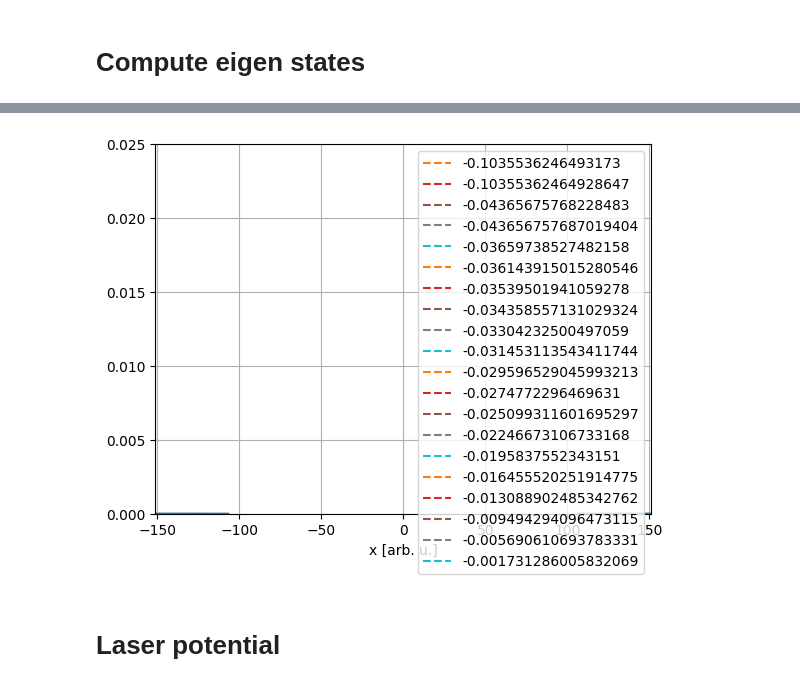
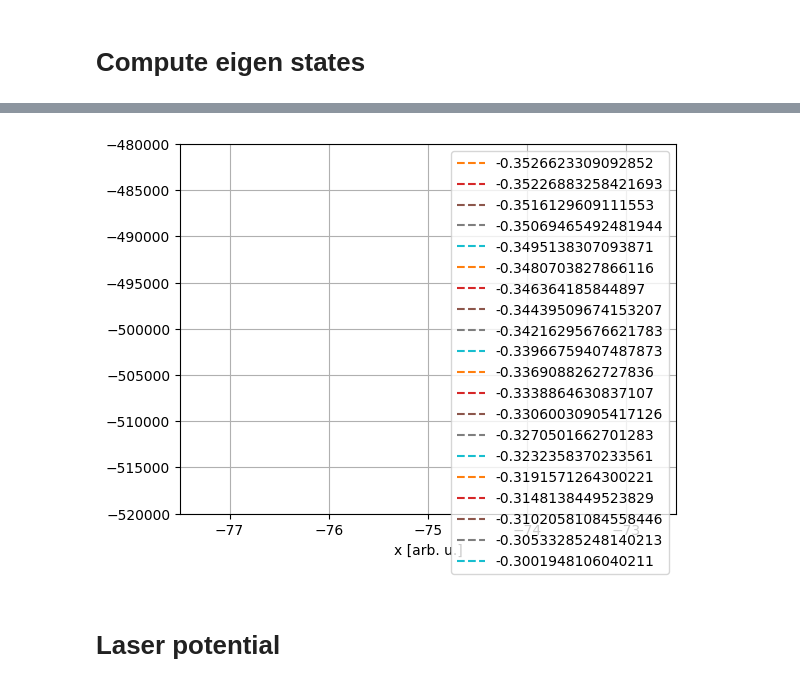
Before and after one commit to magashegyi/testrepo, a Jupyter notebook: gui.ipynb, the cells around one changed output, grey strips where cells are left out. Drawn from its saved outputs; the diff is of its cells as text; code cells hidden in the pictures.

```diff
--- a/gui.ipynb
+++ b/gui.ipynb
@@ -211,0 +228,12 @@ print(quat.hartree_atomic_units["action"])
+# %%
+import atomic_units as au
+
+hb=0.1
+e0=10.0
+m0=10.0
+kappa0=1000.0 # 4*pi*epsilon0
+dx=0.025
+
+unit_sys = au.AtomicUnitSystem(hb=hb, e0=e0, me=m0, k0=kappa0)
+
+print(unit_sys)
@@ -214,20 +262,13 @@ print(quat.hartree_atomic_units["action"])
 # %%
 import numpy as np
 
-uxgrid_num = 16*1024
-uxgrid_dx = 0.05
-uxgrid_width_hau=uxgrid_num*uxgrid_dx
-hau_in_nm=5.29177210544e-2
-uxgrid_width_nm=uxgrid_width_hau*hau_in_nm
-
-uxgrid = np.linspace(-uxgrid_width_hau/2, uxgrid_width_hau/2, uxgrid_num)
-uxgrid_dx = uxgrid[1]-uxgrid[0]
-print(uxgrid_dx)
-
-dispersion=quat.Dispersion(uxgrid_dx)
+uxgrid_num = 18*1024
+uxgrid_dx = 0.025
+uxgrid_width=uxgrid_num*uxgrid_dx
+uxgrid = np.arange( -uxgrid_width/2 , uxgrid_width/2, uxgrid_dx)
 
 print(type(uxgrid))
 print(uxgrid_dx)
-print(uxgrid_width_hau)
-print(uxgrid_width_nm)
+print(uxgrid_width)
+print(uxgrid_width*unit_sys.length_unit.to('nm'))
 # %% [output]
@@ -282,9 +385,6 @@ plt.show()
 # %%
-# Generate uxgrid
-uxgrid = np.linspace(-uxgrid_width_hau / 2, uxgrid_width_hau / 2, uxgrid_num)
-
 # Desired number of points
-desired_points = 1000
+desired_points = 1024
 
 # Calculate the step size to reduce the number of points
 step_size = uxgrid_num // desired_points
@@ -406,18 +502,19 @@ plt.show()
 # %%
 plt.plot(uxgrid,modelpot(0))
 for eval,evec  in zip(eigenvalues,np.transpose(eigenvectors)):
     plt.plot(uxgrid,eval*np.ones_like(uxgrid),"--",label=str(eval))
     #plt.plot(uxgrid,0.5*np.real(evec)+eval)#,label="Re")
     #plt.plot(uxgrid,0.5*np.imag(evec)+eval)#,label="Im")
     plt.plot(uxgrid,np.abs(evec)**2+eval)#,label="Abs")
 plt.xlabel("x [arb. u.]")
 plt.xlim([-0.8*modelpot.wellwidth, 0.8*modelpot.wellwidth])
-plt.ylim(0,0.025)
+plt.ylim(-520000,-480000)
+plt.xlim(-77.5,-72.5)
 plt.legend(loc='upper right')
 plt.grid()
 plt.show()
 # %% [output]
-[figure, old version]
+[figure, new version]
 # %% [markdown]
 # Laser potential
 # %%
```
Also changed, not shown: parts of 34 cells of this notebook.
